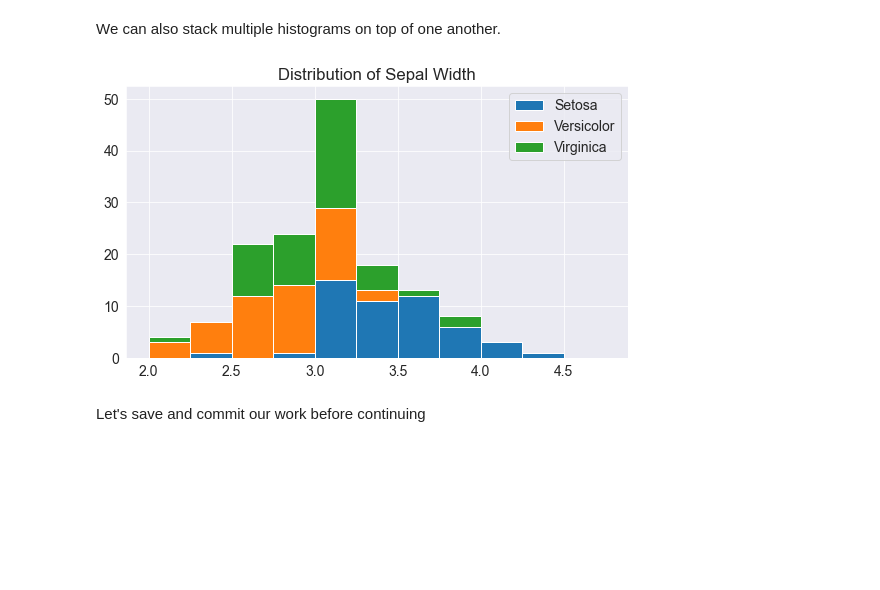
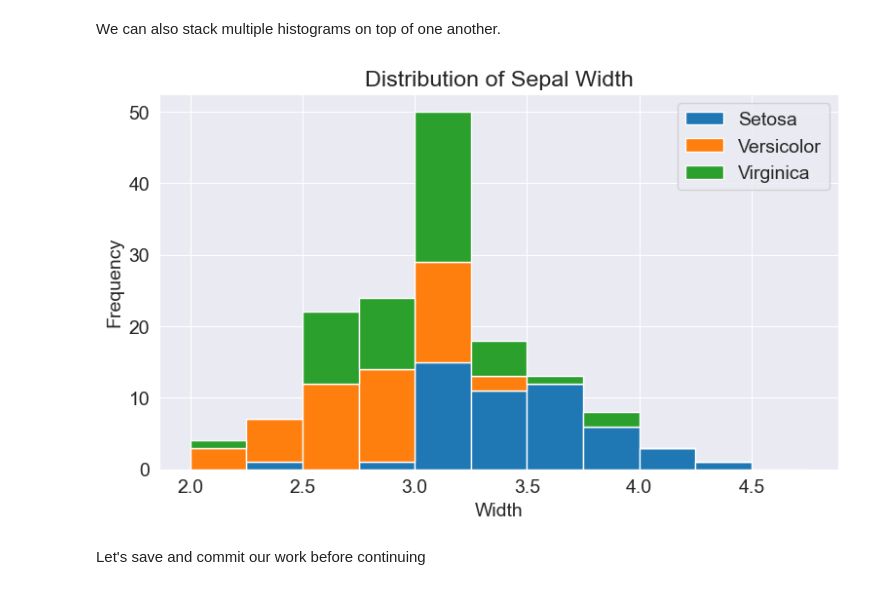
Before and after one commit to UzairHussain193/75-Days-Data-Science-Challenge, a Jupyter notebook: Day 23-24 - DA Visualization/python-matplotlib-data-visualization.ipynb, the cells around one changed output. Saved outputs shown, nothing was run; the diff lists cells and outputs as text; code cells hidden in the pictures; blank space fills up the shorter version.

```diff
--- a/Day 23-24 - DA Visualization/python-matplotlib-data-visualization.ipynb
+++ b/Day 23-24 - DA Visualization/python-matplotlib-data-visualization.ipynb
@@ -471,13 +502,15 @@ We can also stack multiple histograms on top of one another.
 # %%
 plt.title('Distribution of Sepal Width')
 
 plt.hist([setosa_df.sepal_width, versicolor_df.sepal_width, virginica_df.sepal_width],
          bins=np.arange(2, 5, 0.25),
          stacked=True);
 
 plt.legend(['Setosa', 'Versicolor', 'Virginica']);
+plt.xlabel('Width')
+plt.ylabel('Frequency');
 # %% [output]
-[figure, old version]
+[figure, new version]
 # %% [markdown]
 Let's save and commit our work before continuing
 # %%
```
Also changed, not shown: parts of 21 cells of this notebook, 1 other file.
